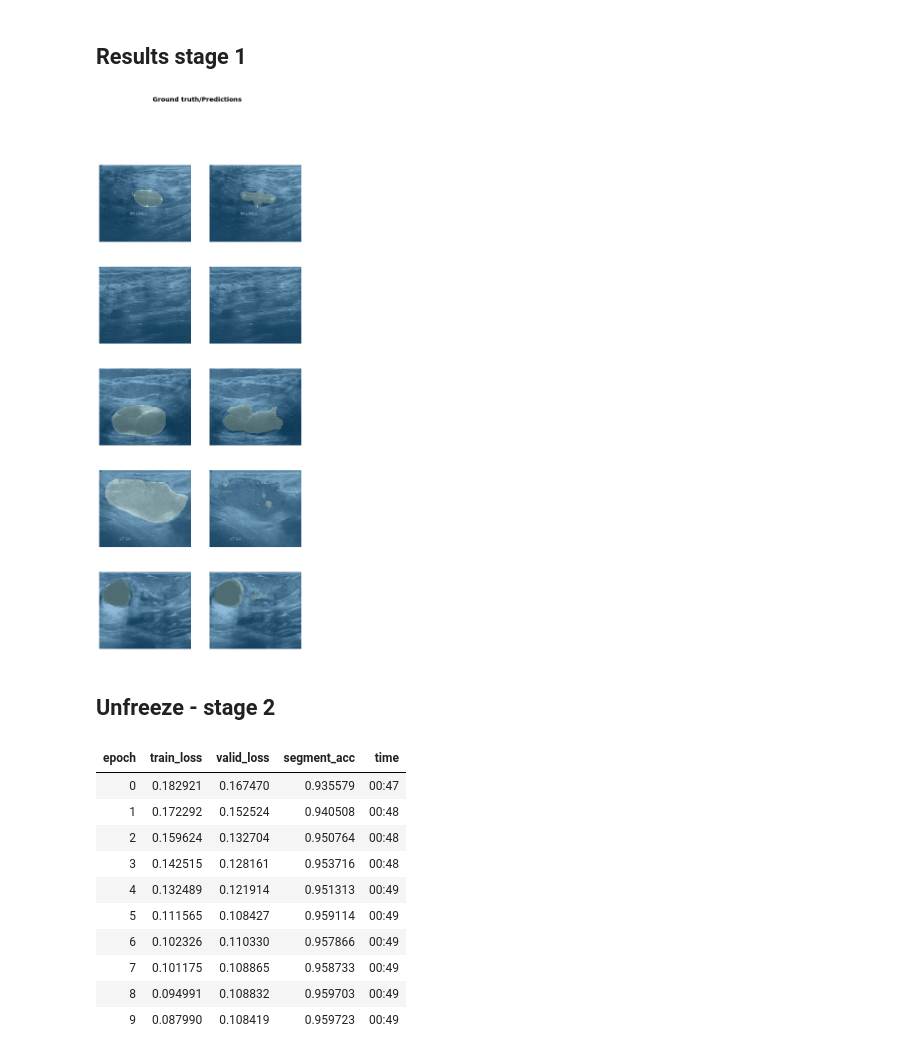
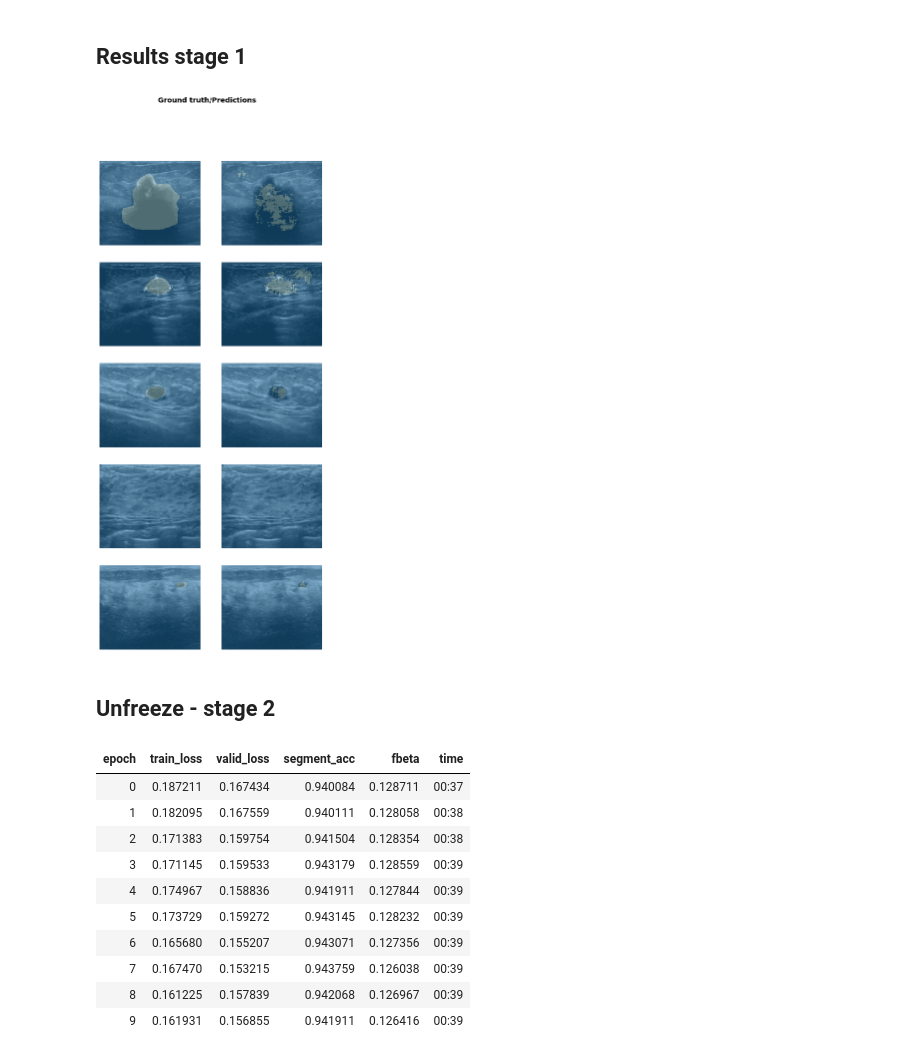
Before and after one commit to Venckus/toai_10mk4_b, a Jupyter notebook: breast_cancer_fastai_v1.ipynb, the cells around one changed output. Drawn from its saved outputs; the diff is of its cells as text; code cells hidden in the pictures.

```diff
--- a/breast_cancer_fastai_v1.ipynb
+++ b/breast_cancer_fastai_v1.ipynb
@@ -398,0 +498,3 @@ lr = 1e-3
+# %%
+# 2021-04-22 pretrained. custom loss.
+learn.fit_one_cycle(5, slice(1e-05), wd=1e-2)
@@ -398,0 +508,3 @@ lr = 1e-3
+# %%
+# pretrained. raw normalized.
+learn.fit_one_cycle(5, slice(1e-05), wd=1e-2)
@@ -399,3 +518,3 @@ lr = 1e-3
 # %%
-learn.fit_one_cycle(5, slice(1e-06,1e-03)) # slice(1e-05,1e-01) pct_start=0.9)
+learn.fit_one_cycle(5, slice(lr), wd=wd, pct_start=0.9) # slice(1e-05,1e-02)
 # %% [output]
@@ -416,9 +537,11 @@ learn.recorder.plot_metrics()
+# %%
+learn.load('rn34-stage-2')
 # %% [markdown]
 ## Results stage 1
 # %%
 # learn.show_results(rows=3, cmap='Accent', figsize=(8, 9))
-learn.show_results()
+learn.show_results(figsize=(8,18))
 # %% [output]
-[figure, old version]
+[figure, new version]
 # %% [markdown]
 ## Unfreeze - stage 2
@@ -425,16 +552,17 @@ learn.show_results()
 # %%
 learn.unfreeze()
 # %%
-learn.fit_one_cycle(10, slice(1e-05,1e-04), wd=1e-3)
+# 2021-04-22pretrained. raw normalized.
+learn.fit_one_cycle(10, slice(1e-05/3), wd=1e-2)
 # %% [output]
-| epoch | train_loss | valid_loss | segment_acc | time |
-| 0 | 0.182921 | 0.167470 | 0.935579 | 00:47 |
-| 1 | 0.172292 | 0.152524 | 0.940508 | 00:48 |
-| 2 | 0.159624 | 0.132704 | 0.950764 | 00:48 |
-| 3 | 0.142515 | 0.128161 | 0.953716 | 00:48 |
-| 4 | 0.132489 | 0.121914 | 0.951313 | 00:49 |
-| 5 | 0.111565 | 0.108427 | 0.959114 | 00:49 |
-| 6 | 0.102326 | 0.110330 | 0.957866 | 00:49 |
-| 7 | 0.101175 | 0.108865 | 0.958733 | 00:49 |
-| 8 | 0.094991 | 0.108832 | 0.959703 | 00:49 |
-| 9 | 0.087990 | 0.108419 | 0.959723 | 00:49 |
+| epoch | train_loss | valid_loss | segment_acc | fbeta | time |
+| 0 | 0.187211 | 0.167434 | 0.940084 | 0.128711 | 00:37 |
+| 1 | 0.182095 | 0.167559 | 0.940111 | 0.128058 | 00:38 |
+| 2 | 0.171383 | 0.159754 | 0.941504 | 0.128354 | 00:38 |
+| 3 | 0.171145 | 0.159533 | 0.943179 | 0.128559 | 00:39 |
+| 4 | 0.174967 | 0.158836 | 0.941911 | 0.127844 | 00:39 |
+| 5 | 0.173729 | 0.159272 | 0.943145 | 0.128232 | 00:39 |
+| 6 | 0.165680 | 0.155207 | 0.943071 | 0.127356 | 00:39 |
+| 7 | 0.167470 | 0.153215 | 0.943759 | 0.126038 | 00:39 |
+| 8 | 0.161225 | 0.157839 | 0.942068 | 0.126967 | 00:39 |
+| 9 | 0.161931 | 0.156855 | 0.941911 | 0.126416 | 00:39 |
```
Also changed, not shown: parts of 72 cells of this notebook.
